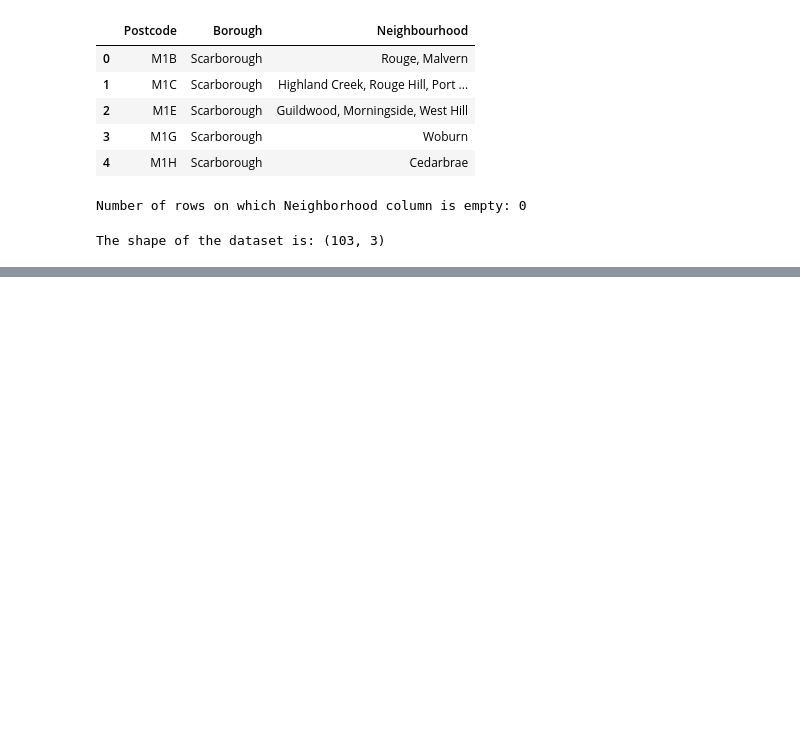
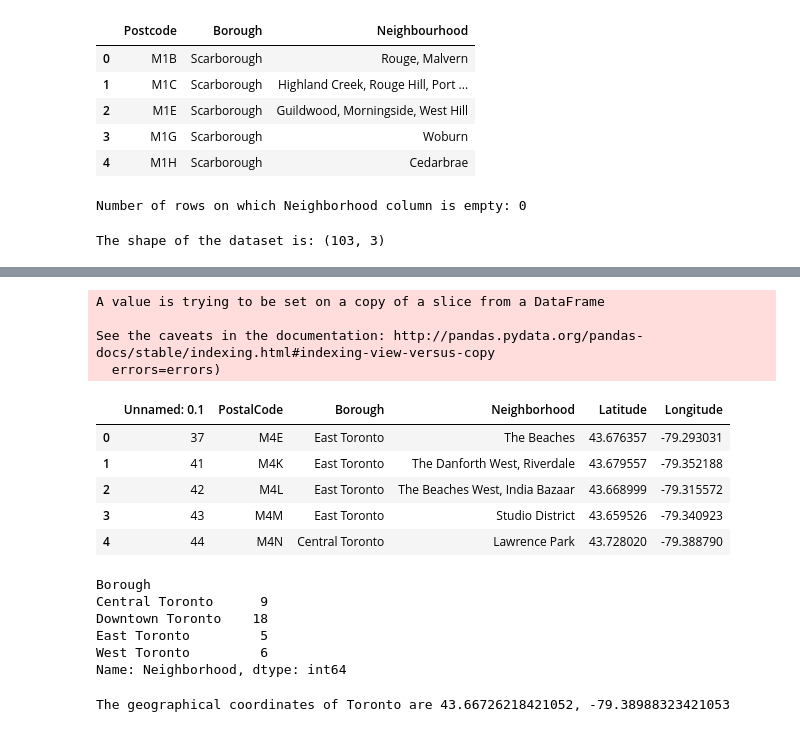
Before and after one commit to zain1995-design/Coursera_Capstone, a Jupyter notebook: DATA SCIENCE PROJECT WEEK 5 code.ipynb, the cells around one changed output, grey strips where cells are left out. Cells and saved outputs as stored; diff of their text form; code cells hidden in the pictures; blank space fills up the shorter version.

Commit message:
Published from Watson Studio.

```diff
--- a/DATA SCIENCE PROJECT WEEK 5 code.ipynb
+++ b/DATA SCIENCE PROJECT WEEK 5 code.ipynb
@@ -77,0 +149,2 @@ The shape of the dataset is: (103, 3)
+# %%
+df.rename(columns={'Neighbourhood': 'Neighborhood'}, inplace=True)
@@ -77,0 +168,26 @@ The shape of the dataset is: (103, 3)
+# %%
+df_toronto = df[df['Borough'].str.contains('Toronto')]
+df_toronto.reset_index(inplace=True)
+df_toronto.drop('index', axis=1, inplace=True)
+df_toronto.head()
+# %% [output]
+A value is trying to be set on a copy of a slice from a DataFrame
+
+See the caveats in the documentation: http://pandas.pydata.org/pandas-docs/stable/indexing.html#indexing-view-versus-copy
+  errors=errors)
+|  | Unnamed: 0.1 | PostalCode | Borough | Neighborhood | Latitude | Longitude |
+| 0 | 37 | M4E | East Toronto | The Beaches | 43.676357 | -79.293031 |
+| 1 | 41 | M4K | East Toronto | The Danforth West, Riverdale | 43.679557 | -79.352188 |
+| 2 | 42 | M4L | East Toronto | The Beaches West, India Bazaar | 43.668999 | -79.315572 |
+| 3 | 43 | M4M | East Toronto | Studio District | 43.659526 | -79.340923 |
+| 4 | 44 | M4N | Central Toronto | Lawrence Park | 43.728020 | -79.388790 |
+# %%
+#Check the number of neighborhoods
+print(df_toronto.groupby('Borough').count()['Neighborhood'])
+# %% [output]
+Borough
+Central Toronto      9
+Downtown Toronto    18
+East Toronto         5
+West Toronto         6
+Name: Neighborhood, dtype: int64
@@ -77,0 +197,7 @@ The shape of the dataset is: (103, 3)
+# %%
+#Obtain the coordinates from the dataset itself, just averaging Latitude/Longitude of the current dataset
+lat_toronto = df_toronto['Latitude'].mean()
+lon_toronto = df_toronto['Longitude'].mean()
+print('The geographical coordinates of Toronto are {}, {}'.format(lat_toronto, lon_toronto))
+# %% [output]
+The geographical coordinates of Toronto are 43.66726218421052, -79.38988323421053
```
Also changed, not shown: parts of 40 cells of this notebook.
